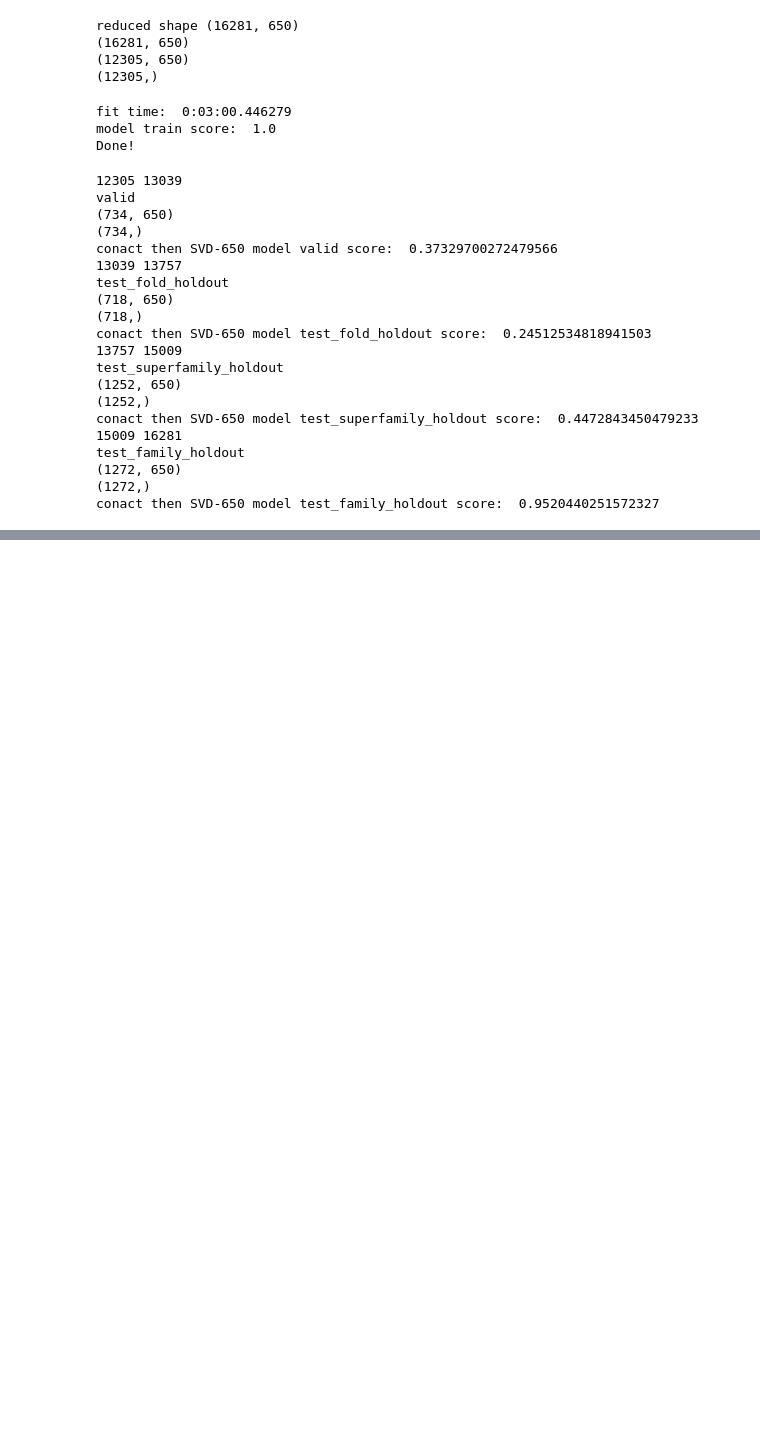
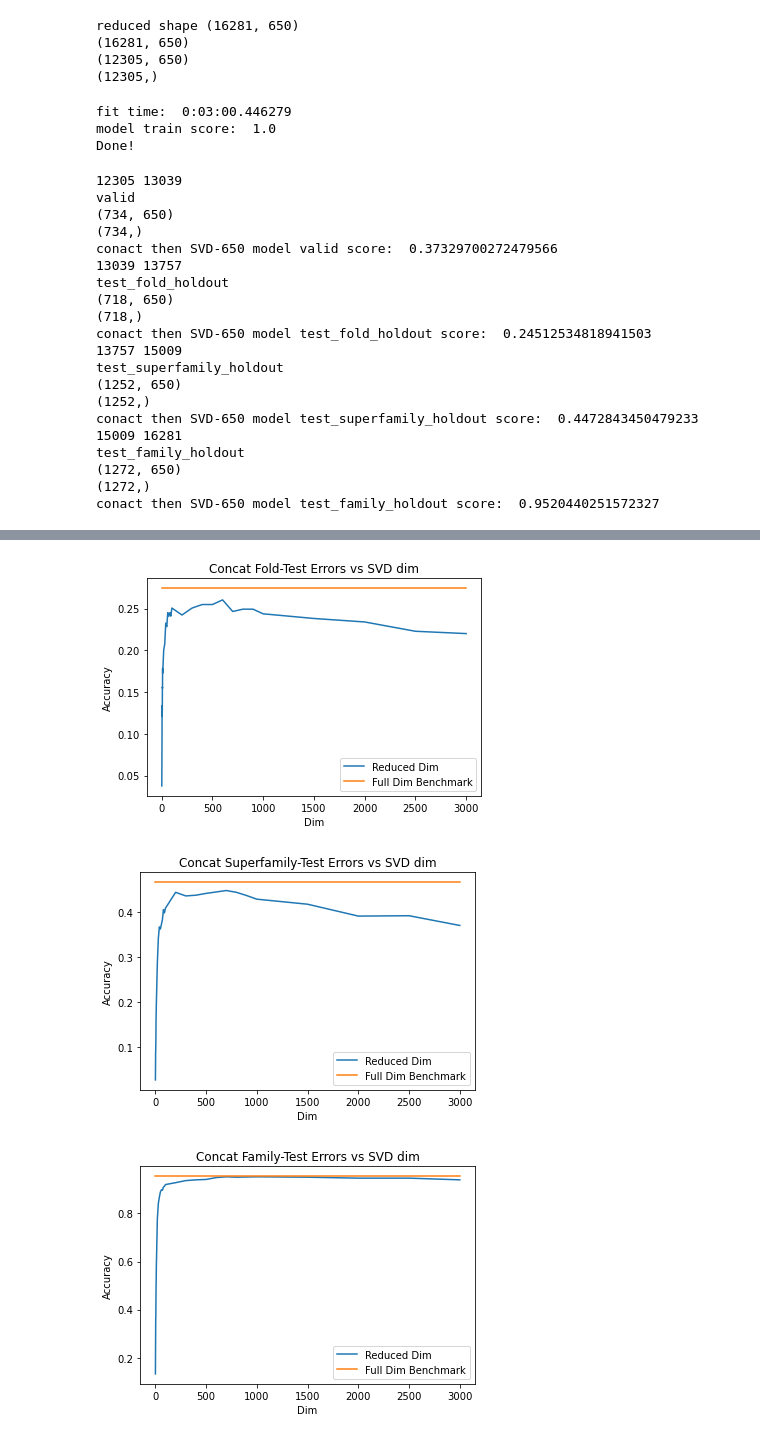
Before and after one commit to julesberman/ProEmb_Ensemble, a Jupyter notebook: ensemble_tests.ipynb, the cells around one changed output, grey strips where cells are left out. Drawn from its saved outputs; the diff is of its cells as text; code cells hidden in the pictures; blank space fills up the shorter version.

Commit message:
more tests

```diff
--- a/ensemble_tests.ipynb
+++ b/ensemble_tests.ipynb
@@ -269,0 +342,5 @@ conact then SVD-650 model test_family_holdout score:  0.9520440251572327
+# %%
+dims = [1,2,3,4,5,6,7,8,9]
+for dim in dims:
+    scores = do_conact_SVD(dim, combined_corpus)
+    all_dim_all_scores[str(dim)] = scores
@@ -269,0 +365,5 @@ conact then SVD-650 model test_family_holdout score:  0.9520440251572327
+# %%
+dims = [10,20,30,40,50,60,70,80,90]
+for dim in dims:
+    scores = do_conact_SVD(dim, combined_corpus)
+    all_dim_all_scores[str(dim)] = scores
@@ -269,0 +388,5 @@ conact then SVD-650 model test_family_holdout score:  0.9520440251572327
+# %%
+dims = [100,200,300,400,500,600,700,800,900,1000]
+for dim in dims:
+    scores = do_conact_SVD(dim, combined_corpus)
+    all_dim_all_scores[str(dim)] = scores
@@ -269,0 +411,5 @@ conact then SVD-650 model test_family_holdout score:  0.9520440251572327
+# %%
+dims = [1500,2000,2500,3000]
+for dim in dims:
+    scores = do_conact_SVD(dim, combined_corpus)
+    all_dim_all_scores[str(dim)] = scores
@@ -269,0 +465,30 @@ conact then SVD-650 model test_family_holdout score:  0.9520440251572327
+# %%
+import matplotlib.pyplot as plt
+
+plt.plot(all_dims, fold)
+plt.plot(all_dims, fold_benchs)
+plt.title("Concat Fold-Test Errors vs SVD dim")
+plt.xlabel("Dim")
+plt.ylabel("Accuracy")
+plt.legend(["Reduced Dim", "Full Dim Benchmark"])
+plt.show()
+
+plt.plot(all_dims, superfam)
+plt.plot(all_dims, superfam_benchs)
+plt.title("Concat Superfamily-Test Errors vs SVD dim")
+plt.xlabel("Dim")
+plt.ylabel("Accuracy")
+plt.legend(["Reduced Dim", "Full Dim Benchmark"])
+plt.show()
+
+plt.plot(all_dims, family)
+plt.plot(all_dims, family_benchs)
+plt.title("Concat Family-Test Errors vs SVD dim")
+plt.xlabel("Dim")
+plt.ylabel("Accuracy")
+plt.legend(["Reduced Dim", "Full Dim Benchmark"])
+plt.show()
+# %% [output]
+[figure, added]
+[figure, added]
+[figure, added]
```
Also changed, not shown: parts of 20 cells of this notebook, 1 other file.
